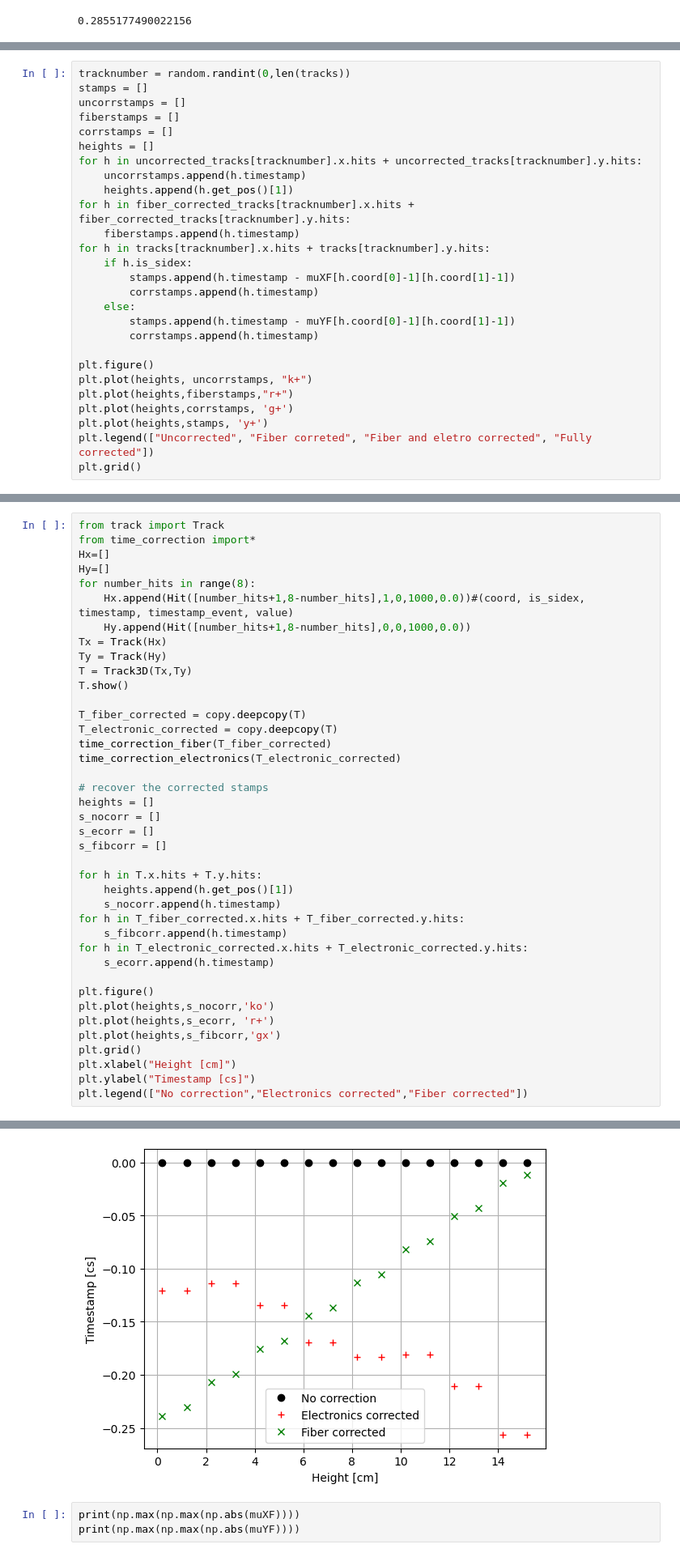
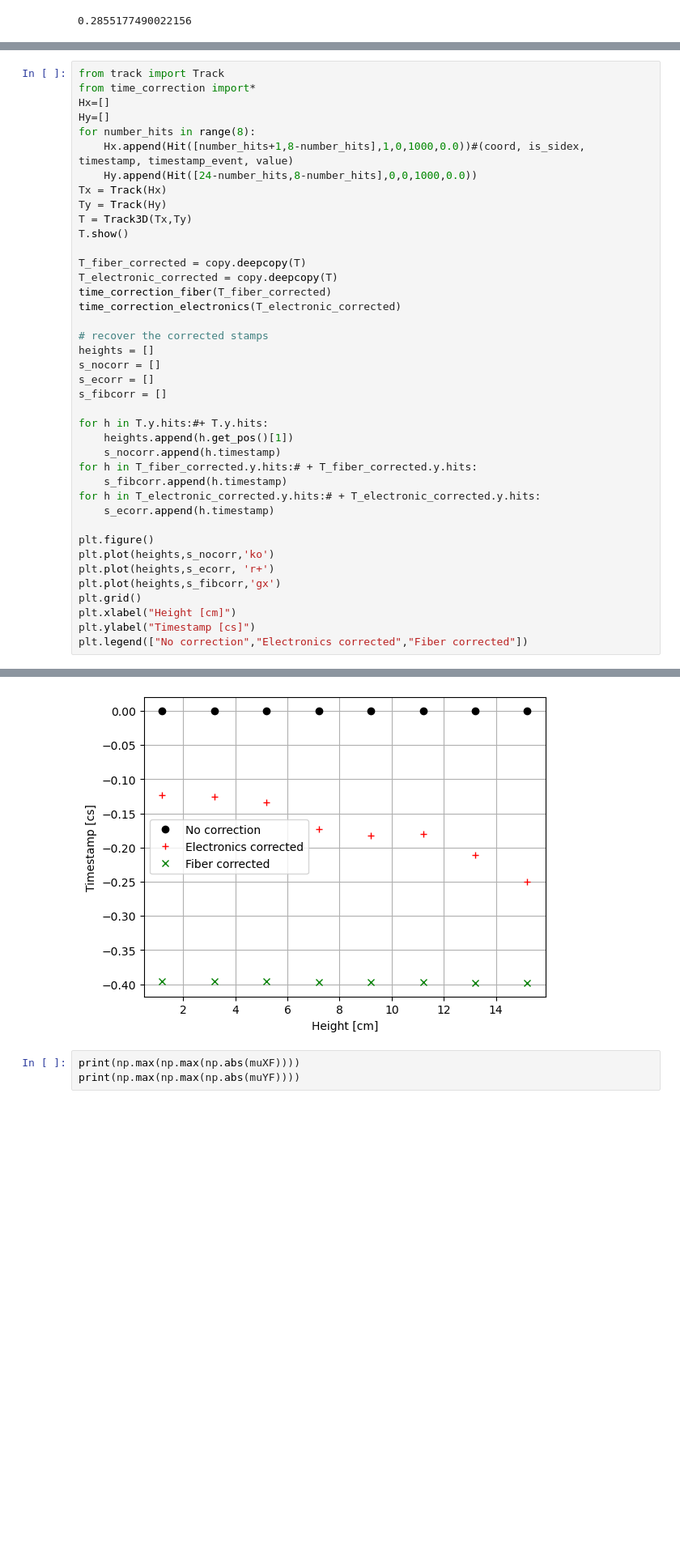
Before and after one commit to kauniska/ecal_reco, a Jupyter notebook: time_alignement/time_distribution.ipynb, the cells around one changed output, grey strips where cells are left out. Shown at 81% size. Saved outputs shown, nothing was run; the diff lists cells and outputs as text; blank space fills up the shorter version.

```diff
--- a/time_alignement/time_distribution.ipynb
+++ b/time_alignement/time_distribution.ipynb
@@ -195,27 +201,0 @@ plt.grid()
-# %%
-tracknumber = random.randint(0,len(tracks))
-stamps = []
-uncorrstamps = []
-fiberstamps = []
-corrstamps = []
-heights = []
-for h in uncorrected_tracks[tracknumber].x.hits + uncorrected_tracks[tracknumber].y.hits:
-    uncorrstamps.append(h.timestamp)
-    heights.append(h.get_pos()[1])
-for h in fiber_corrected_tracks[tracknumber].x.hits + fiber_corrected_tracks[tracknumber].y.hits:
-    fiberstamps.append(h.timestamp)
-for h in tracks[tracknumber].x.hits + tracks[tracknumber].y.hits:
-    if h.is_sidex:
-        stamps.append(h.timestamp - muXF[h.coord[0]-1][h.coord[1]-1])
-        corrstamps.append(h.timestamp)
-    else:
-        stamps.append(h.timestamp - muYF[h.coord[0]-1][h.coord[1]-1])
-        corrstamps.append(h.timestamp)
-
-plt.figure()
-plt.plot(heights, uncorrstamps, "k+")
-plt.plot(heights,fiberstamps,"r+")
-plt.plot(heights,corrstamps, 'g+')
-plt.plot(heights,stamps, 'y+')
-plt.legend(["Uncorrected", "Fiber correted", "Fiber and eletro corrected", "Fully corrected"])
-plt.grid()
@@ -228,42 +258,42 @@ Hx=[]
 Hy=[]
 for number_hits in range(8):
     Hx.append(Hit([number_hits+1,8-number_hits],1,0,1000,0.0))#(coord, is_sidex, timestamp, timestamp_event, value)
-    Hy.append(Hit([number_hits+1,8-number_hits],0,0,1000,0.0))
+    Hy.append(Hit([24-number_hits,8-number_hits],0,0,1000,0.0))
 Tx = Track(Hx)
 Ty = Track(Hy)
 T = Track3D(Tx,Ty)
 T.show()
 
 T_fiber_corrected = copy.deepcopy(T)
 T_electronic_corrected = copy.deepcopy(T)
 time_correction_fiber(T_fiber_corrected)
 time_correction_electronics(T_electronic_corrected)
 
 # recover the corrected stamps
 heights = []
 s_nocorr = []
 s_ecorr = []
 s_fibcorr = []
 
-for h in T.x.hits + T.y.hits:
+for h in T.y.hits:#+ T.y.hits:
     heights.append(h.get_pos()[1])
     s_nocorr.append(h.timestamp)
-for h in T_fiber_corrected.x.hits + T_fiber_corrected.y.hits:
+for h in T_fiber_corrected.y.hits:# + T_fiber_corrected.y.hits:
     s_fibcorr.append(h.timestamp)
-for h in T_electronic_corrected.x.hits + T_electronic_corrected.y.hits:
+for h in T_electronic_corrected.y.hits:# + T_electronic_corrected.y.hits:
     s_ecorr.append(h.timestamp)
 
 plt.figure()
 plt.plot(heights,s_nocorr,'ko')
 plt.plot(heights,s_ecorr, 'r+')
 plt.plot(heights,s_fibcorr,'gx')
 plt.grid()
 plt.xlabel("Height [cm]")
 plt.ylabel("Timestamp [cs]")
 plt.legend(["No correction","Electronics corrected","Fiber corrected"])
 # %% [output]
 <matplotlib.legend.Legend at 0x...>
-[figure, old version]
+[figure, new version]
 # %%
 print(np.max(np.max(np.abs(muXF))))
 print(np.max(np.max(np.abs(muYF))))
```
Also changed, not shown: parts of 9 cells of this notebook.
